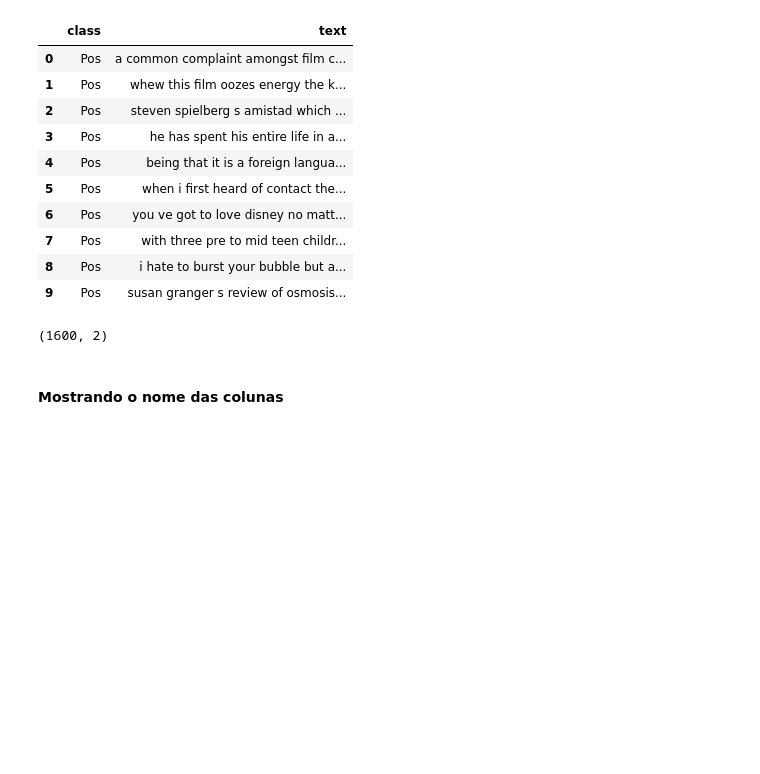
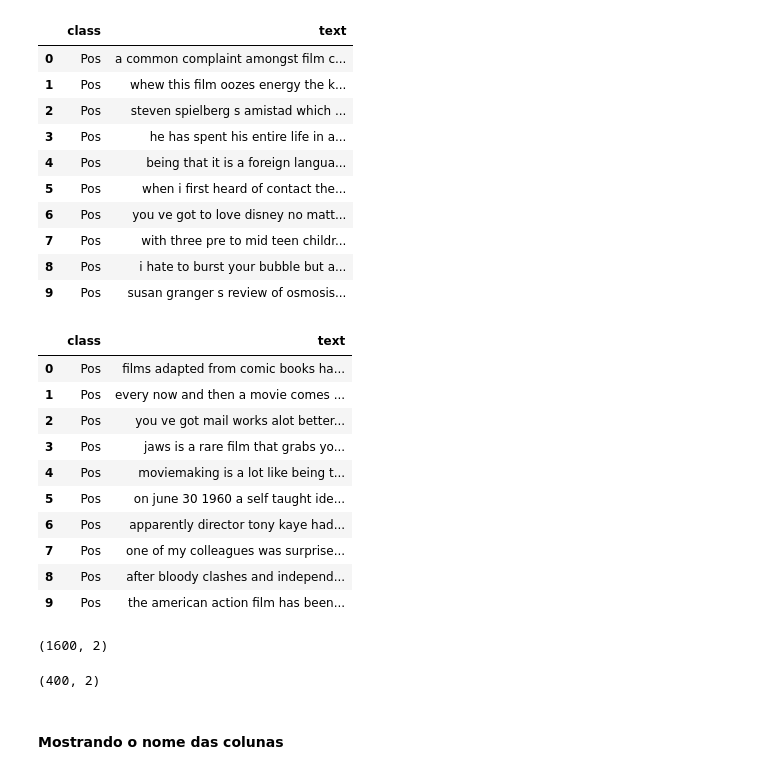
Before and after one commit to FabiadS/Trabalho-Topicos, a Jupyter notebook: trabalho.ipynb, the cells around one changed output. Cells and saved outputs as stored; diff of their text form; code cells hidden in the pictures; blank space fills up the shorter version.

```diff
--- a/trabalho.ipynb
+++ b/trabalho.ipynb
@@ -48,11 +44,30 @@ df_train.head(10)
 | 7 | Pos | with three pre to mid teen childr... |
 | 8 | Pos | i hate to burst your bubble but a... |
 | 9 | Pos | susan granger s review of osmosis... |
+# %%
+df_test.head(10)
+# %% [output]
+|  | class | text |
+| 0 | Pos | films adapted from comic books ha... |
+| 1 | Pos | every now and then a movie comes ... |
+| 2 | Pos | you ve got mail works alot better... |
+| 3 | Pos | jaws is a rare film that grabs yo... |
+| 4 | Pos | moviemaking is a lot like being t... |
+| 5 | Pos | on june 30 1960 a self taught ide... |
+| 6 | Pos | apparently director tony kaye had... |
+| 7 | Pos | one of my colleagues was surprise... |
+| 8 | Pos | after bloody clashes and independ... |
+| 9 | Pos | the american action film has been... |
 # %%
 # print data(feature)shape
 df_train.shape
 # %% [output]
 (1600, 2)
+# %%
+# print data(feature)shape
+df_test.shape
+# %% [output]
+(400, 2)
 # %% [markdown]
 #### Mostrando o nome das colunas
 # %%
```
Also changed, not shown: parts of 31 cells of this notebook.
